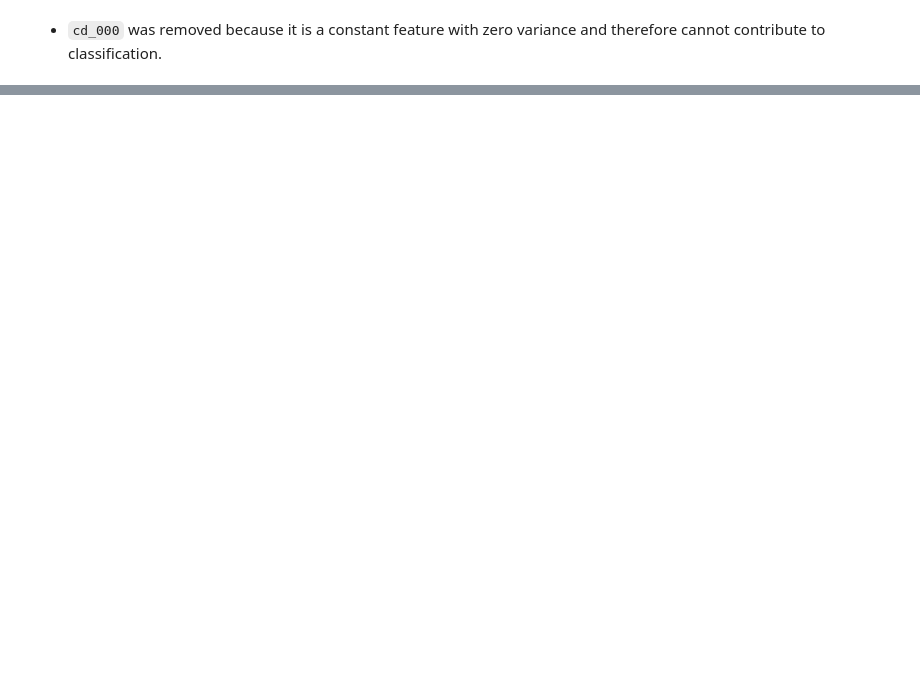
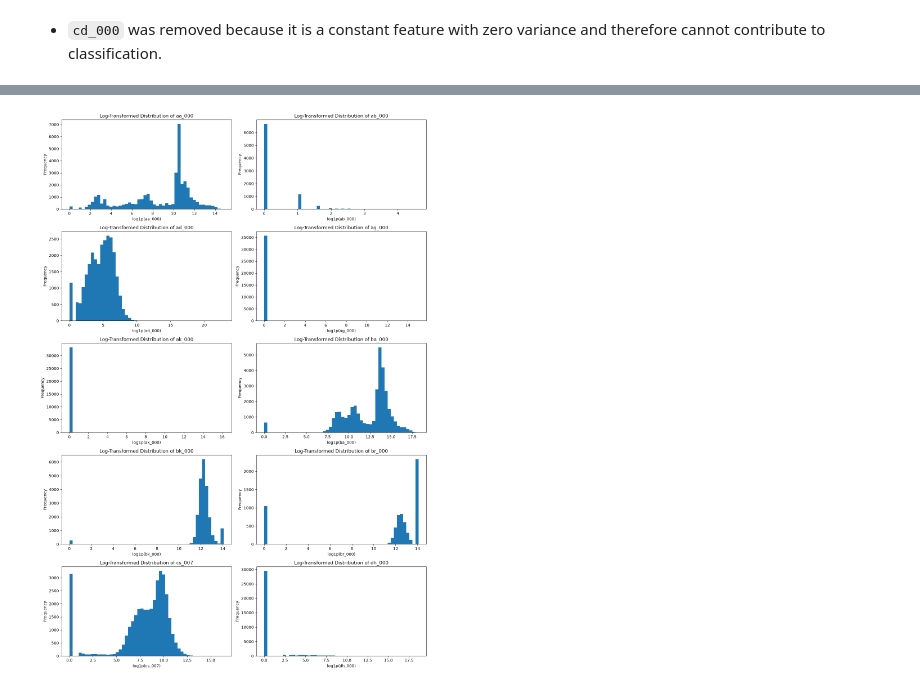
Before and after one commit to shubhamaware18/Live-Air-Pressure-Sensor, a Jupyter notebook: EDA.ipynb, the cells around one changed output, grey strips where cells are left out. Cells and saved outputs as stored; diff of their text form; code cells hidden in the pictures; blank space fills up the shorter version.

```diff
--- a/EDA.ipynb
+++ b/EDA.ipynb
@@ -790,0 +1211,24 @@ plt.show()
+# %%
+# Motive: Apply log1p to selected non-negative sensor variables to visually assess how a logarithmic transformation changes their highly skewed distributions.
+import numpy as np
+import matplotlib.pyplot as plt
+
+fig, axes = plt.subplots(
+    nrows=5,
+    ncols=2,
+    figsize=(14, 20)
+)
+
+for ax, feature in zip(axes.flatten(), selected_features):
+    values = df[feature].dropna()
+
+    ax.hist(np.log1p(values), bins=50)
+
+    ax.set_title(f"Log-Transformed Distribution of {feature}")
+    ax.set_xlabel(f"log1p({feature})")
+    ax.set_ylabel("Frequency")
+
+plt.tight_layout()
+plt.show()
+# %% [output]
+[figure, added]
```
Also changed, not shown: parts of 173 cells of this notebook.
